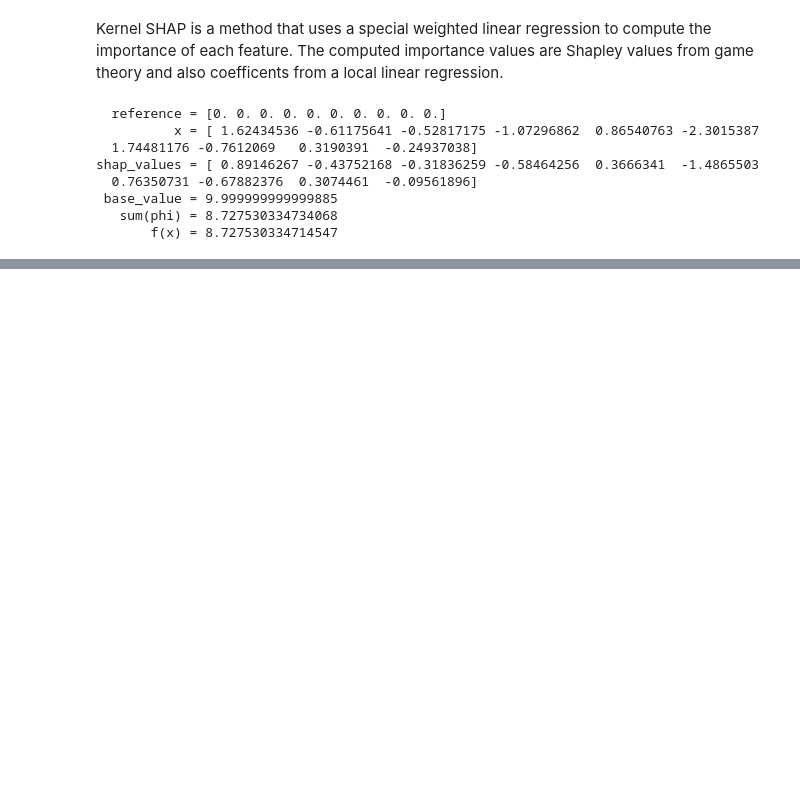
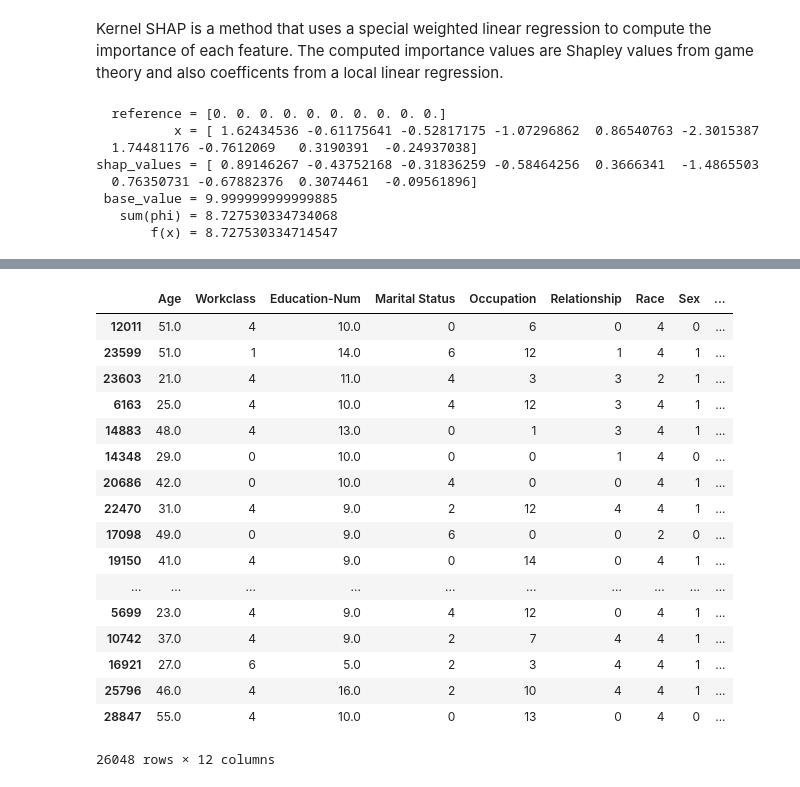
Before and after one commit to crownpku/federated_shap, a Jupyter notebook: federated_shap.ipynb, the cells around one changed output, grey strips where cells are left out. Saved outputs shown, nothing was run; the diff lists cells and outputs as text; code cells hidden in the pictures; blank space fills up the shorter version.

```diff
--- a/federated_shap.ipynb
+++ b/federated_shap.ipynb
@@ -139,0 +169,20 @@ array([ 1.62434536, -0.61175641, -0.52817175, -1.07296862,  0.86540763])
+# %%
+# load data
+X,y = shap.datasets.adult()
+X_display,y_display = shap.datasets.adult(display=True)
+X_train, X_valid, y_train, y_valid = sklearn.model_selection.train_test_split(X, y, test_size=0.2, random_state=7)
+# normalize data
+dtypes = list(zip(X.dtypes.index, map(str, X.dtypes)))
+X_train_norm = X_train.copy()
+X_valid_norm = X_valid.copy()
+for k,dtype in dtypes:
+    m = X_train[k].mean()
+    s = X_train[k].std()
+    X_train_norm[k] -= m
+    X_train_norm[k] /= s
+
+    X_valid_norm[k] -= m
+    X_valid_norm[k] /= s
+#train model
+knn_norm = sklearn.neighbors.KNeighborsClassifier()
+knn_norm.fit(X_train_norm, y_train)
@@ -139,0 +230,21 @@ array([ 1.62434536, -0.61175641, -0.52817175, -1.07296862,  0.86540763])
+# %%
+X_train
+# %% [output]
+|  | Age | Workclass | Education-Num | Marital Status | Occupation | Relationship | Race | Sex | ... |
+| 12011 | 51.0 | 4 | 10.0 | 0 | 6 | 0 | 4 | 0 | ... |
+| 23599 | 51.0 | 1 | 14.0 | 6 | 12 | 1 | 4 | 1 | ... |
+| 23603 | 21.0 | 4 | 11.0 | 4 | 3 | 3 | 2 | 1 | ... |
+| 6163 | 25.0 | 4 | 10.0 | 4 | 12 | 3 | 4 | 1 | ... |
+| 14883 | 48.0 | 4 | 13.0 | 0 | 1 | 3 | 4 | 1 | ... |
+| 14348 | 29.0 | 0 | 10.0 | 0 | 0 | 1 | 4 | 0 | ... |
+| 20686 | 42.0 | 0 | 10.0 | 4 | 0 | 0 | 4 | 1 | ... |
+| 22470 | 31.0 | 4 | 9.0 | 2 | 12 | 4 | 4 | 1 | ... |
+| 17098 | 49.0 | 0 | 9.0 | 6 | 0 | 0 | 2 | 0 | ... |
+| 19150 | 41.0 | 4 | 9.0 | 0 | 14 | 0 | 4 | 1 | ... |
+| ... | ... | ... | ... | ... | ... | ... | ... | ... | ... |
+| 5699 | 23.0 | 4 | 9.0 | 4 | 12 | 0 | 4 | 1 | ... |
+| 10742 | 37.0 | 4 | 9.0 | 2 | 7 | 4 | 4 | 1 | ... |
+| 16921 | 27.0 | 6 | 5.0 | 2 | 3 | 4 | 4 | 1 | ... |
+| 25796 | 46.0 | 4 | 16.0 | 2 | 10 | 4 | 4 | 1 | ... |
+| 28847 | 55.0 | 4 | 10.0 | 0 | 13 | 0 | 4 | 0 | ... |
+26048 rows × 12 columns
```
Also changed, not shown: parts of 13 cells of this notebook, 1 other file.
